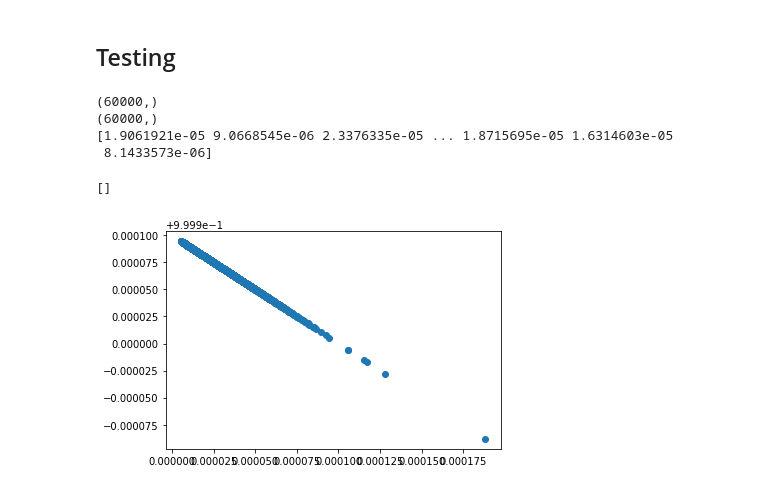
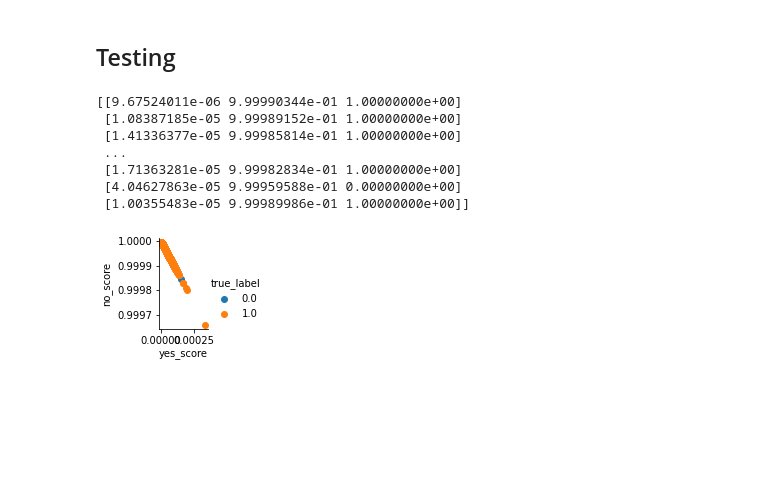
Before and after one commit to nmnsharma007/SimplifiedObjectDetection, a Jupyter notebook: MNIST classification.ipynb, the cells around one changed output. Saved outputs shown, nothing was run; the diff lists cells and outputs as text; code cells hidden in the pictures; blank space fills up the shorter version.

Commit message:
plotted scatterplot for the probability scores

```diff
--- a/MNIST classification.ipynb
+++ b/MNIST classification.ipynb
@@ -199,58 +185,49 @@ train(train_loader,model,criterion,optimizer)
 # %%
 # for class_num in range(num_classes):
 #     train_class_set = prepare_training_data(train_images,train_labels,class_num) # fetch the training set for a class
 #     test_class_set = concat_datasets(train_images,train_labels,test_images,test_labels,class_num)
 #     train_loader = DataLoader(train_class_set,batch_size=64,shuffle=True)
 #     test_loader = DataLoader(test_class_set,batch_size=64,shuffle=True) # take original testing set of all classes
 
 #     model = NeuralNetwork()
 
 #     criterion = nn.CrossEntropyLoss()
 #     optimizer = optim.SGD(model.parameters(),lr = 1e-3,momentum=0.9)
 #     print(f"Class Number: {class_num}")
 #     train(train_loader,model,criterion,optimizer)
 #     y_pred_train = test(train_loader,model)
 #     y_pred_test = test(test_loader,model)
 # lb = LabelBinarizer()
 # lb.fit([0,1])
 # binarized_labels = lb.transform(y_pred_test)
 # binarized_labels = np.hstack((binarized_labels,1-binarized_labels))
 # print(binarized_labels)
 
-yes_score_list = []
-no_score_list = []
+scores = np.empty((0,3),dtype=np.float32)
+
 with torch.no_grad():
     for images,logits in train_loader:
       output = model(images)
-      yes_scores = output.numpy()[:,0]
-      no_scores = output.numpy()[:,1]
-      for score in yes_scores:
-        yes_score_list.append(score)
-      for score in no_scores:
-        no_score_list.append(score)
-    #   print(output,yes_scores,no_scores,sep=" ")
-    # images,logits = next(iter(train_loader))
-    # output = model(images)
-    # yes_scores = output.numpy()[:,0]
-    # no_scores = output.numpy()[:,1]
-    # for score in yes_scores:
-    #   yes_score_list.append(score)
-    # for score in no_scores:
-    #   no_score_list.append(score)
-    # for i in range(len(yes_scores)):
-    #   print(output.numpy()[i],yes_scores[i],no_scores[i],sep=" ")
+      output = output.numpy()
+      logits = logits.numpy()
+      for i in range(len(output)):
+        yes_score = output[i][0]
+        no_score = output[i][1]
+        true_label = np.argmax(logits[i])
+        scores = np.append(scores,[[yes_score,no_score,true_label]],axis=0)
+print(scores)
 
-yes_score_list = np.asarray(yes_score_list,dtype=np.float32)
-print(yes_score_list.shape)
-no_score_list = np.asarray(no_score_list,dtype=np.float32)
-print(no_score_list.shape)
-print(yes_score_list)
-plt.scatter(yes_score_list,no_score_list)
-plt.plot()
+df = pd.DataFrame(scores)
+df.columns = ['yes_score','no_score','true_label']
+sns.FacetGrid(df,hue="true_label",size=2).map(plt.scatter,"yes_score","no_score").add_legend()
+# plt.scatter(yes_score_list,no_score_list)
+plt.show()
 # %% [output]
-(60000,)
-(60000,)
-[1.9061921e-05 9.0668545e-06 2.3376335e-05 ... 1.8715695e-05 1.6314603e-05
- 8.1433573e-06]
+[[9.67524011e-06 9.99990344e-01 1.00000000e+00]
+ [1.08387185e-05 9.99989152e-01 1.00000000e+00]
+ [1.41336377e-05 9.99985814e-01 1.00000000e+00]
+ ...
+ [1.71363281e-05 9.99982834e-01 1.00000000e+00]
+ [4.04627863e-05 9.99959588e-01 0.00000000e+00]
+ [1.00355483e-05 9.99989986e-01 1.00000000e+00]]
-[]
-[figure, old version]
+[figure, new version]
```
Also changed, not shown: parts of 3 cells of this notebook.
